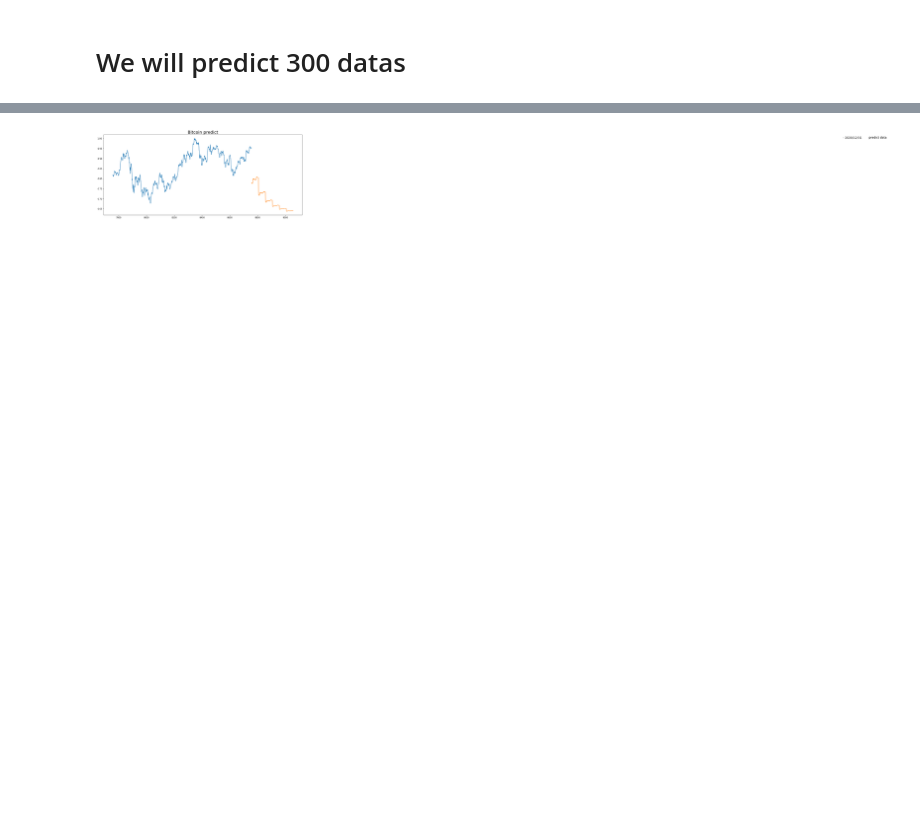
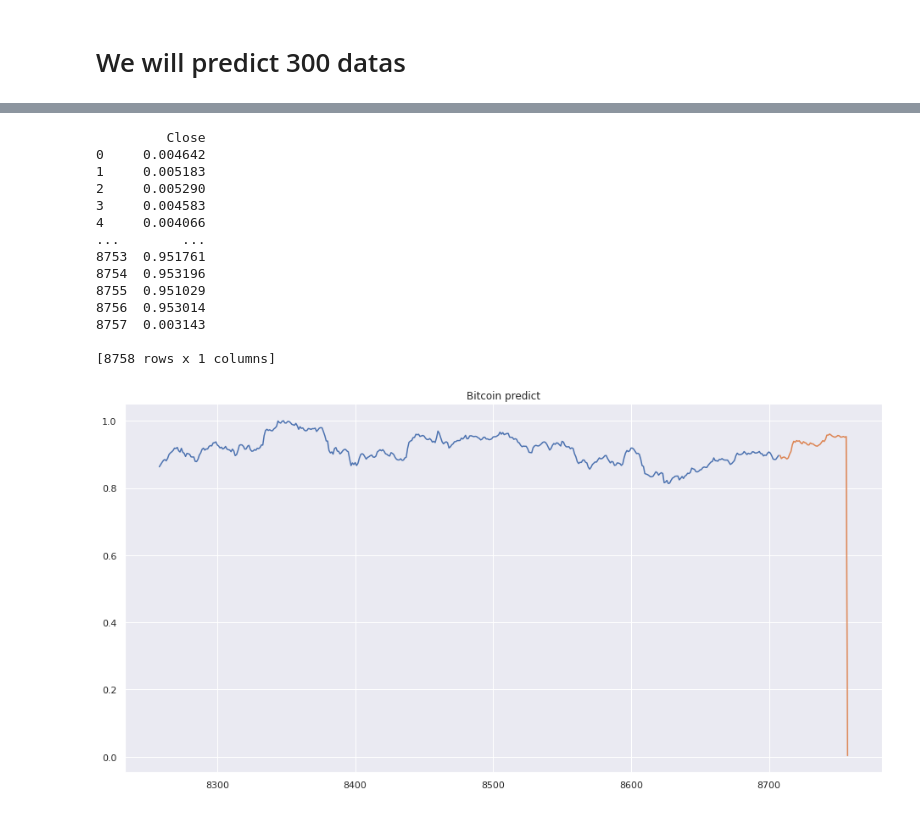
Before and after one commit to WillianAgostini/bitcoin_prediction, a Jupyter notebook: btc-price-prediction-using-lstm.ipynb, the cells around one changed output, grey strips where cells are left out. Cells and saved outputs as stored; diff of their text form; code cells hidden in the pictures; blank space fills up the shorter version.

```diff
--- a/btc-price-prediction-using-lstm.ipynb
+++ b/btc-price-prediction-using-lstm.ipynb
@@ -268,3 +281,4 @@ _________________________________________________________________
 # %%
-history = regressor.fit(X_train, y_train, epochs=250, validation_data=(X_test, y_test),verbose=2)
+# history = regressor.fit(X_train, y_train, epochs=50, validation_data=(X_test, y_test),verbose=2)
+history = regressor.fit(trainX, trainY, batch_size = 32, epochs = 150, verbose=1, shuffle=False, validation_data=(testX, testY))
 # %% [output]
@@ -299,15 +322,15 @@ plt.show()
 # %% [markdown]
 # We will predict 300 datas
 # %%
-pred = []
-pr = regressor.predict(np.array(df[-50:]))
-pred.append(pr[0])
+# pred = []
+# pr = regressor.predict(np.array(df[-50:]))
+# pred.append(pr[0])
 
-for i in range(1,50):
-    arr = np.concatenate((np.array(df[-50+i:]), pred[:]), axis=0)
-    pr = regressor.predict(arr)
-    pred.append(pr[0])
+# for i in range(1,50):
+#     arr = np.concatenate((np.array(df[-50+i:]), pred[:]), axis=0)
+#     pr = regressor.predict(arr)
+#     pred.append(pr[0])
 
-for i in range(0,250):
-    pr = regressor.predict(np.concatenate(pred[i:],axis=0).reshape(-1,1))
-    pred.append(pr[0])
+# for i in range(0,250):
+#     pr = regressor.predict(np.concatenate(pred[i:],axis=0).reshape(-1,1))
+#     pred.append(pr[0])
@@ -332,20 +337,37 @@ WARNING:tensorflow:Model was constructed with shape (None, 50, 1) for input Kera
 # %%
 pred = pd.DataFrame(pred)
 
 pred = pred.reset_index()
 
-pred.columns = ['z','Close']
+pred.columns = ['z', 'Close']
 
-pred.drop(['z'],axis=1,inplace=True)
+pred.drop(['z'], axis=1, inplace=True)
 
-data = pd.concat([df.reset_index().drop('Timestamp',axis=1),pred],ignore_index=True)
+data = pd.concat([df.reset_index().drop(
+    'Timestamp', axis=1), pred], ignore_index=True)
 
-plt.figure(figsize=(17,7))
-plt.plot(data[-1300:-300])
-plt.title("Bitcoin predict",fontsize=20)
-plt.text(13200,1,"predict data",fontsize=14)
-plt.text(13015,1,"- 2020/12/31",fontsize=14)
-plt.plot(data[-300:])
+print(data)
+
+plt.figure(figsize=(16, 8))
+plt.plot(data[-500:-50])
+plt.title("Bitcoin predict")
+# plt.text(13200,1,"predict data")
+# plt.text(13015,1,"- 2020/12/31")
+plt.plot(data[-50:])
 plt.show()
 # %% [output]
+         Close
+0     0.004642
+1     0.005183
+2     0.005290
+3     0.004583
+4     0.004066
+...        ...
+8753  0.951761
+8754  0.953196
+8755  0.951029
+8756  0.953014
+8757  0.003143
+
+[8758 rows x 1 columns]
-[figure, old version]
+[figure, new version]
```
Also changed, not shown: parts of 17 cells of this notebook.
